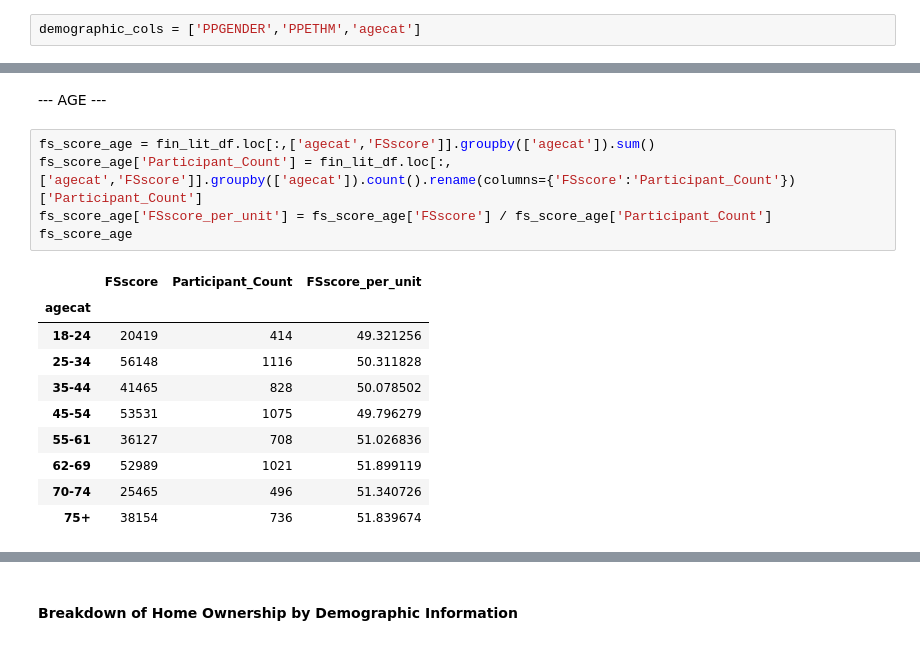
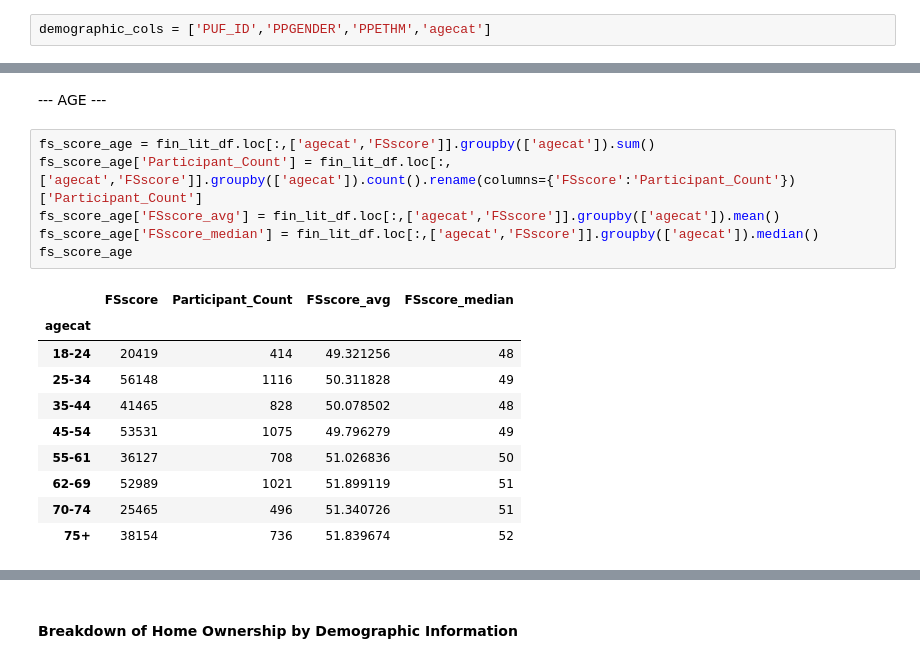
Before and after one commit to ds4a-team85/cohort2020-team-project, a Jupyter notebook: CFPB_EDA.ipynb, the cells around one changed output, grey strips where cells are left out. Drawn from its saved outputs; the diff is of its cells as text.

```diff
--- a/CFPB_EDA.ipynb
+++ b/CFPB_EDA.ipynb
@@ -108,7 +108,7 @@ We can address questions related to:
 # %% [markdown]
 #### Breakdown of Financial Literacy Education & Behaviors by Demographic Information
 # %%
-demographic_cols = ['PPGENDER','PPETHM','agecat']
+demographic_cols = ['PUF_ID','PPGENDER','PPETHM','agecat']
 # %%
 fin_lit_cols = ['FSscore','FS2_3','SUBKNOWL1','ACT1_2','PROPPLAN_3','PROPPLAN_1','MANAGE1_2']
 fin_lit_cols = demographic_cols + fin_lit_cols
@@ -157,16 +177,17 @@ fs_score_eth
 # %%
 fs_score_age = fin_lit_df.loc[:,['agecat','FSscore']].groupby(['agecat']).sum()
 fs_score_age['Participant_Count'] = fin_lit_df.loc[:,['agecat','FSscore']].groupby(['agecat']).count().rename(columns={'FSscore':'Participant_Count'})['Participant_Count']
-fs_score_age['FSscore_per_unit'] = fs_score_age['FSscore'] / fs_score_age['Participant_Count']
+fs_score_age['FSscore_avg'] = fin_lit_df.loc[:,['agecat','FSscore']].groupby(['agecat']).mean()
+fs_score_age['FSscore_median'] = fin_lit_df.loc[:,['agecat','FSscore']].groupby(['agecat']).median()
 fs_score_age
 # %% [output]
-|  | FSscore | Participant_Count | FSscore_per_unit |
-| agecat |  |  |  |
-| 18-24 | 20419 | 414 | 49.321256 |
-| 25-34 | 56148 | 1116 | 50.311828 |
-| 35-44 | 41465 | 828 | 50.078502 |
-| 45-54 | 53531 | 1075 | 49.796279 |
-| 55-61 | 36127 | 708 | 51.026836 |
-| 62-69 | 52989 | 1021 | 51.899119 |
-| 70-74 | 25465 | 496 | 51.340726 |
-| 75+ | 38154 | 736 | 51.839674 |
+|  | FSscore | Participant_Count | FSscore_avg | FSscore_median |
+| agecat |  |  |  |  |
+| 18-24 | 20419 | 414 | 49.321256 | 48 |
+| 25-34 | 56148 | 1116 | 50.311828 | 49 |
+| 35-44 | 41465 | 828 | 50.078502 | 48 |
+| 45-54 | 53531 | 1075 | 49.796279 | 49 |
+| 55-61 | 36127 | 708 | 51.026836 | 50 |
+| 62-69 | 52989 | 1021 | 51.899119 | 51 |
+| 70-74 | 25465 | 496 | 51.340726 | 51 |
+| 75+ | 38154 | 736 | 51.839674 | 52 |
```
Also changed, not shown: parts of 37 cells of this notebook.
